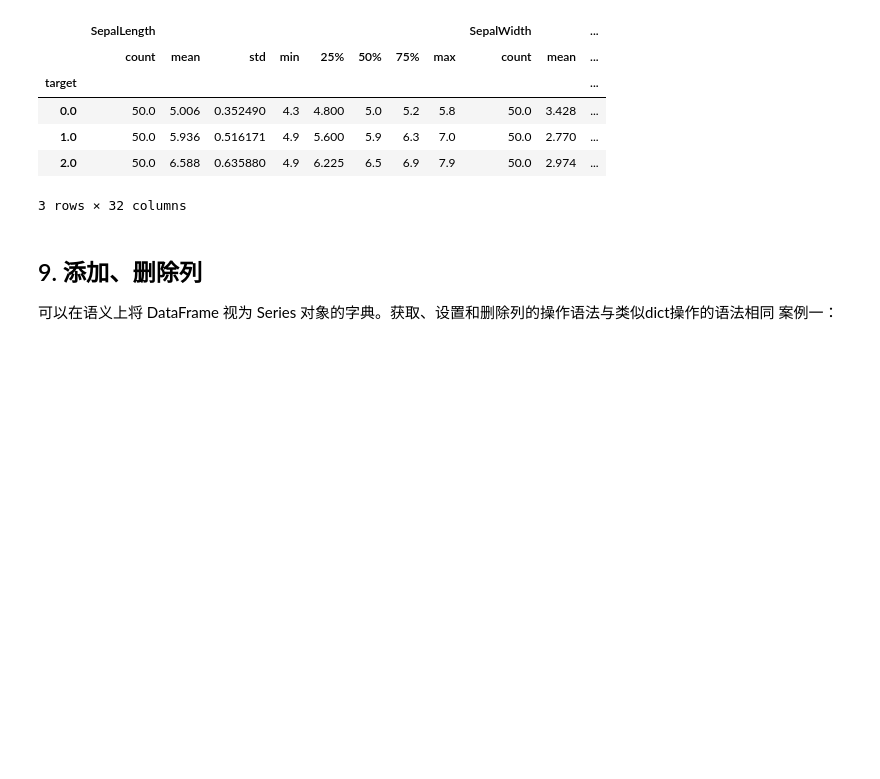
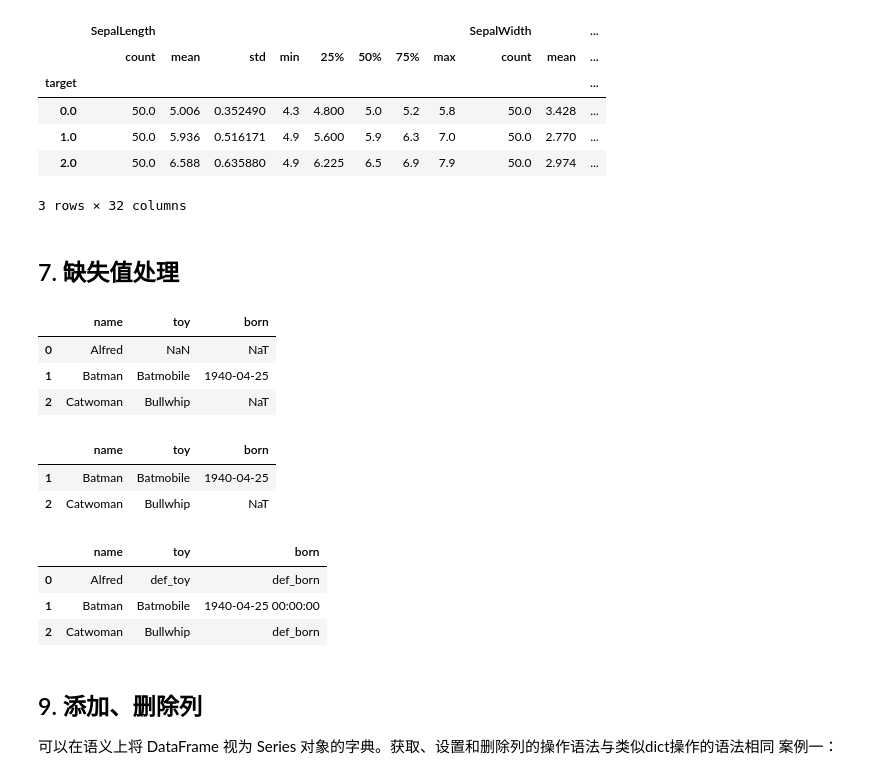
Before and after one commit to jason-wang1/PythonCookBook, a Jupyter notebook: 3_pandas/3_dataframe.ipynb, the cells around one changed output. Cells and saved outputs as stored; diff of their text form; code cells hidden in the pictures; blank space fills up the shorter version.

```diff
--- a/3_pandas/3_dataframe.ipynb
+++ b/3_pandas/3_dataframe.ipynb
@@ -363,6 +363,33 @@ df.groupby(by=['target']).describe()
 | 1.0 | 50.0 | 5.936 | 0.516171 | 4.9 | 5.600 | 5.9 | 6.3 | 7.0 | 50.0 | 2.770 | ... |
 | 2.0 | 50.0 | 6.588 | 0.635880 | 4.9 | 6.225 | 6.5 | 6.9 | 7.9 | 50.0 | 2.974 | ... |
 3 rows × 32 columns
+# %% [markdown]
+## 7. 缺失值处理
+# %%
+df = pd.DataFrame({"name": ['Alfred', 'Batman', 'Catwoman'],
+                   "toy": [np.nan, 'Batmobile', 'Bullwhip'],
+                   "born": [pd.NaT, pd.Timestamp("1940-04-25"),
+                            pd.NaT]})
+
+df
+# %% [output]
+|  | name | toy | born |
+| 0 | Alfred | NaN | NaT |
+| 1 | Batman | Batmobile | 1940-04-25 |
+| 2 | Catwoman | Bullwhip | NaT |
+# %%
+df.dropna(subset=['toy'])
+# %% [output]
+|  | name | toy | born |
+| 1 | Batman | Batmobile | 1940-04-25 |
+| 2 | Catwoman | Bullwhip | NaT |
+# %%
+df.fillna(value={'toy':'def_toy', 'born':'def_born'})
+# %% [output]
+|  | name | toy | born |
+| 0 | Alfred | def_toy | def_born |
+| 1 | Batman | Batmobile | 1940-04-25 00:00:00 |
+| 2 | Catwoman | Bullwhip | def_born |
 # %% [markdown]
 ## 9. 添加、删除列
 可以在语义上将 DataFrame 视为 Series 对象的字典。获取、设置和删除列的操作语法与类似dict操作的语法相同
```
